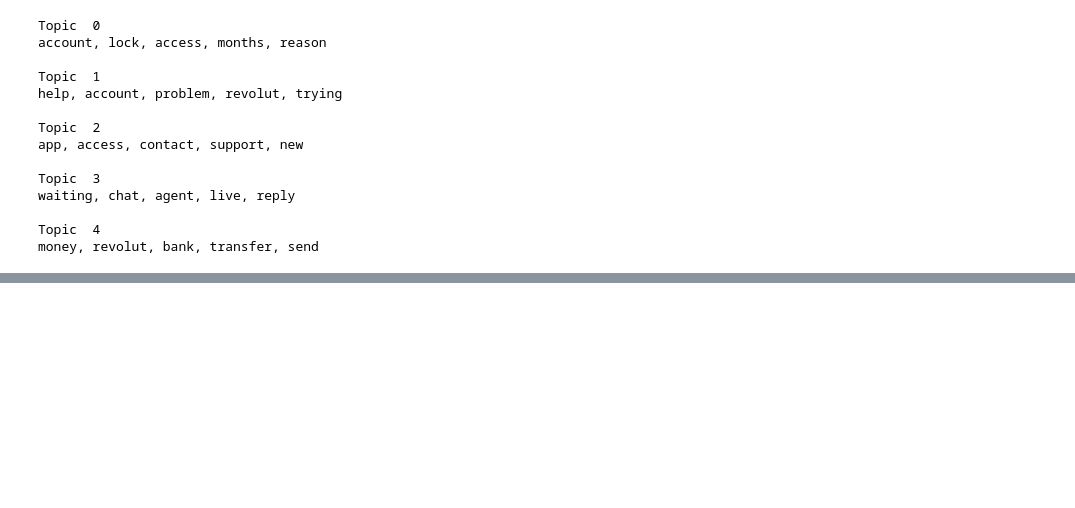
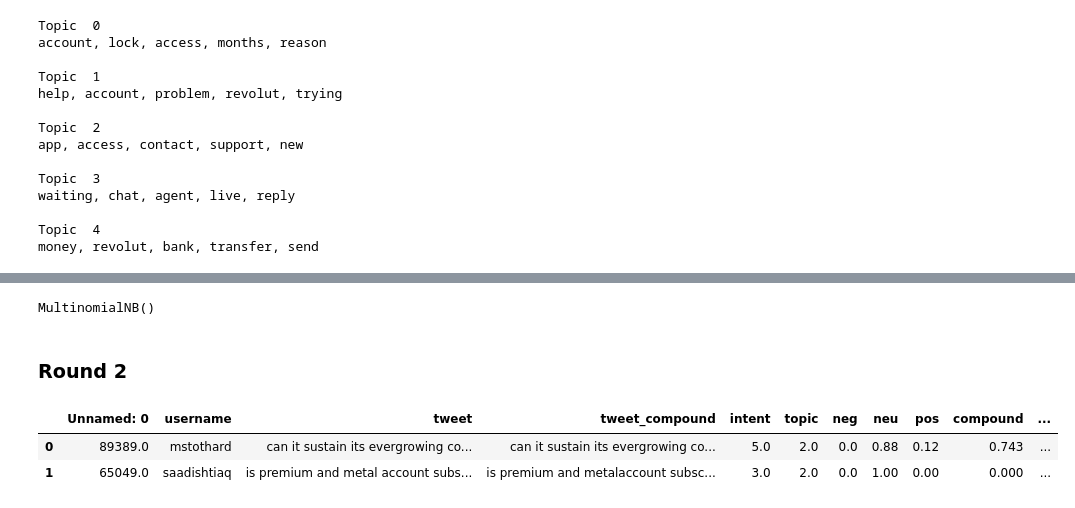
Before and after one commit to tawney-kirkland/04-fletcher, a Jupyter notebook: modeling-analysis_second.ipynb, the cells around one changed output, grey strips where cells are left out. Saved outputs shown, nothing was run; the diff lists cells and outputs as text; code cells hidden in the pictures; blank space fills up the shorter version.

```diff
--- a/modeling-analysis_second.ipynb
+++ b/modeling-analysis_second.ipynb
@@ -354,0 +389,14 @@ tr, test = train_test_split(merged_df,train_size = 0.05,random_state=10)
+# %%
+# creating bag of words model
+cv = CountVectorizer(max_features = 1500)
+
+X = cv.fit_transform(X_tr).toarray()
+y = y_tr.iloc[:, 0].values
+
+# fitting naive bayes to the training set
+from sklearn.naive_bayes import MultinomialNB
+
+classifier = MultinomialNB();
+classifier.fit(X, y)
+# %% [output]
+MultinomialNB()
@@ -354,0 +418,17 @@ tr, test = train_test_split(merged_df,train_size = 0.05,random_state=10)
+# %% [markdown]
+### Round 2
+# %%
+df_round2 = pd.read_csv('preds1.csv')
+# %%
+df_intent_tr.reset_index(drop=True,inplace=True)
+# %%
+df_round2 = df_round2.drop(columns='pred',axis=1)
+df_round2.reset_index(drop=True,inplace=True)
+# %%
+df_intent_tr2 = pd.concat([df_intent_tr,df_round2])
+# %%
+df_intent_tr2.head(2)
+# %% [output]
+|  | Unnamed: 0 | username | tweet | tweet_compound | intent | topic | neg | neu | pos | compound | ... |
+| 0 | 89389.0 | mstothard | can it sustain its evergrowing co... | can it sustain its evergrowing co... | 5.0 | 2.0 | 0.0 | 0.88 | 0.12 | 0.743 | ... |
+| 1 | 65049.0 | saadishtiaq | is premium and metal account subs... | is premium and metalaccount subsc... | 3.0 | 2.0 | 0.0 | 1.00 | 0.00 | 0.000 | ... |
```
Also changed, not shown: parts of 26 cells of this notebook.
